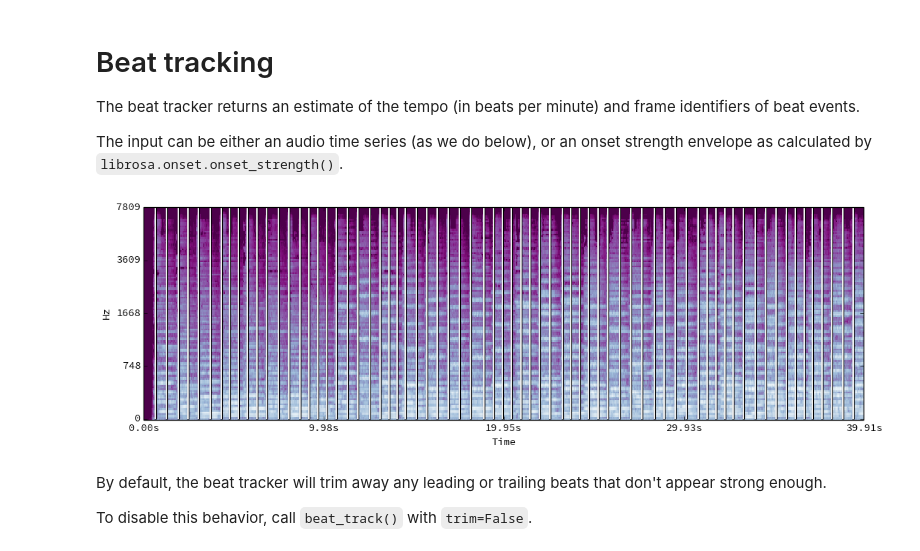
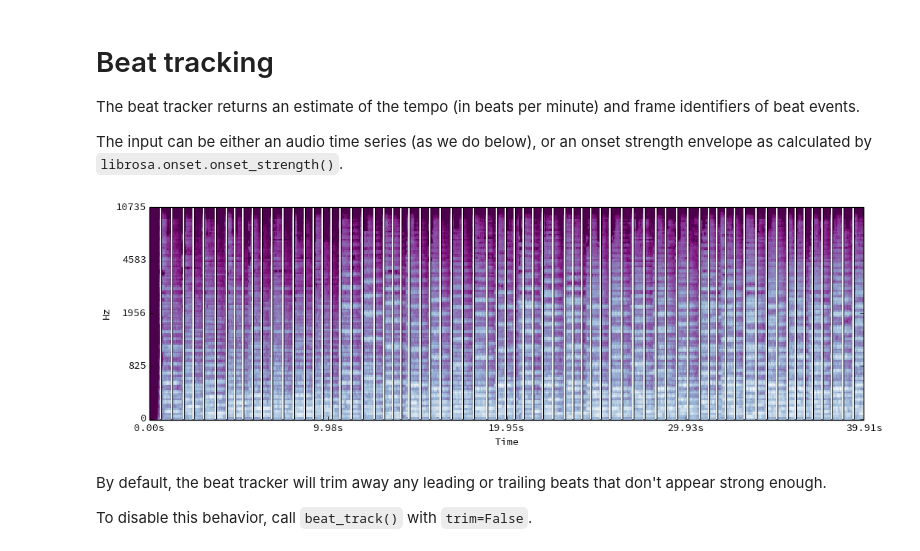
Before and after one commit to librosa/librosa, a Jupyter notebook: examples/LibROSA demo.ipynb, the cells around one changed output. Saved outputs shown, nothing was run; the diff lists cells and outputs as text; code cells hidden in the pictures.

```diff
--- a/examples/LibROSA demo.ipynb
+++ b/examples/LibROSA demo.ipynb
@@ -131,19 +131,19 @@ The input can be either an audio time series (as we do below), or an onset stren
 # %%
 # Now, let's run the beat tracker
 tempo, beats = librosa.beat.beat_track(y=y, sr=sr, hop_length=64, n_fft=2048)
 
 # Let's re-draw the spectrogram, but this time, overlay the detected beats
 plt.figure(figsize=(12,4))
-librosa.display.specshow(log_S, sr=sr, hop_length=64, x_axis='time', y_axis='mel', fmax=8000)
+librosa.display.specshow(log_S, sr=sr, hop_length=64, x_axis='time', y_axis='mel')
 
 # Let's draw lines with a drop shadow on the beat events
 plt.vlines(beats, 0, log_S.shape[0], colors='k', linestyles='-', linewidth=2.5)
 plt.vlines(beats, 0, log_S.shape[0], colors='w', linestyles='-', linewidth=1.5)
 plt.axis('tight')
 
 plt.tight_layout()
 # %% [output]
-[figure, old version]
+[figure, new version]
 # %% [markdown]
 By default, the beat tracker will trim away any leading or trailing beats that don't appear strong enough.
 
```
Also changed, not shown: parts of 1 cell of this notebook.
